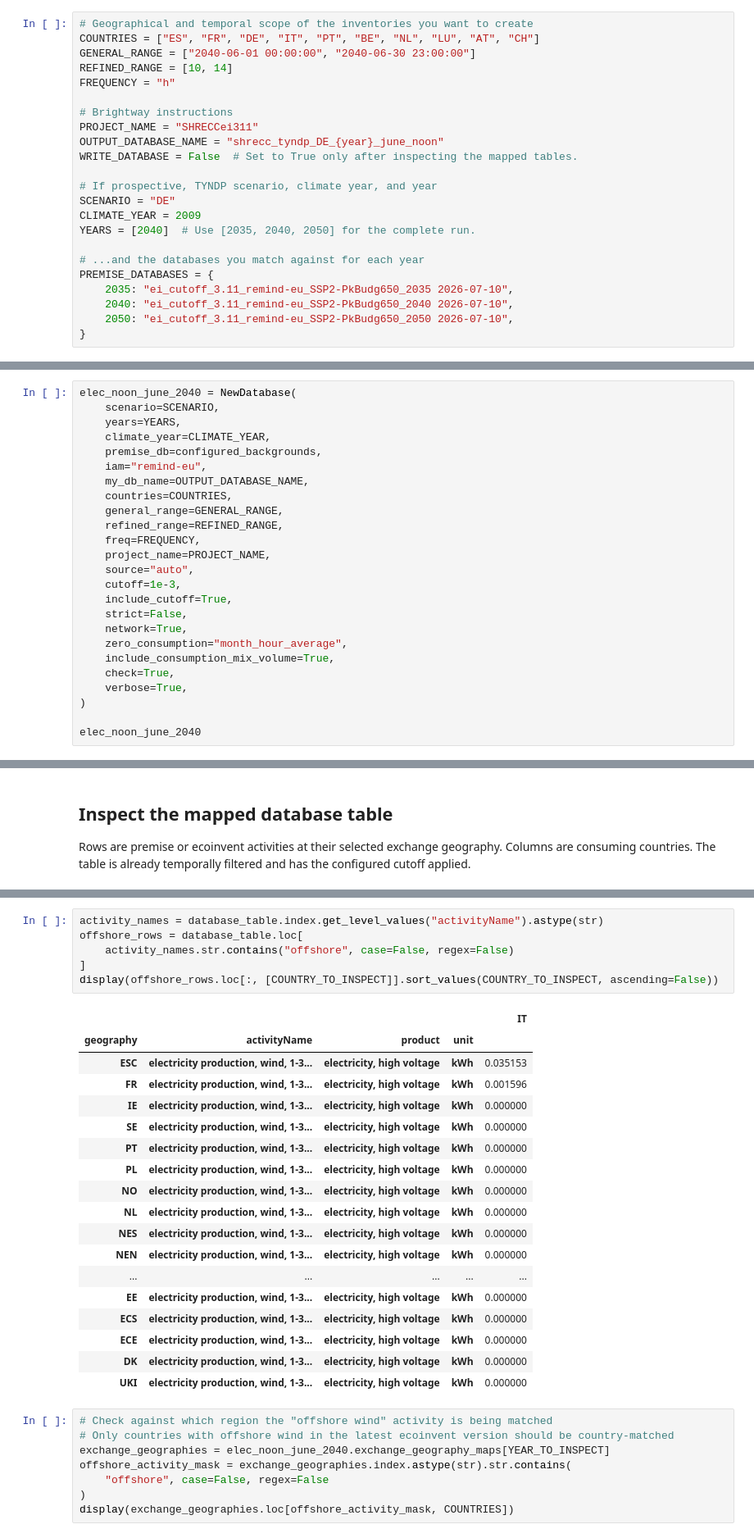
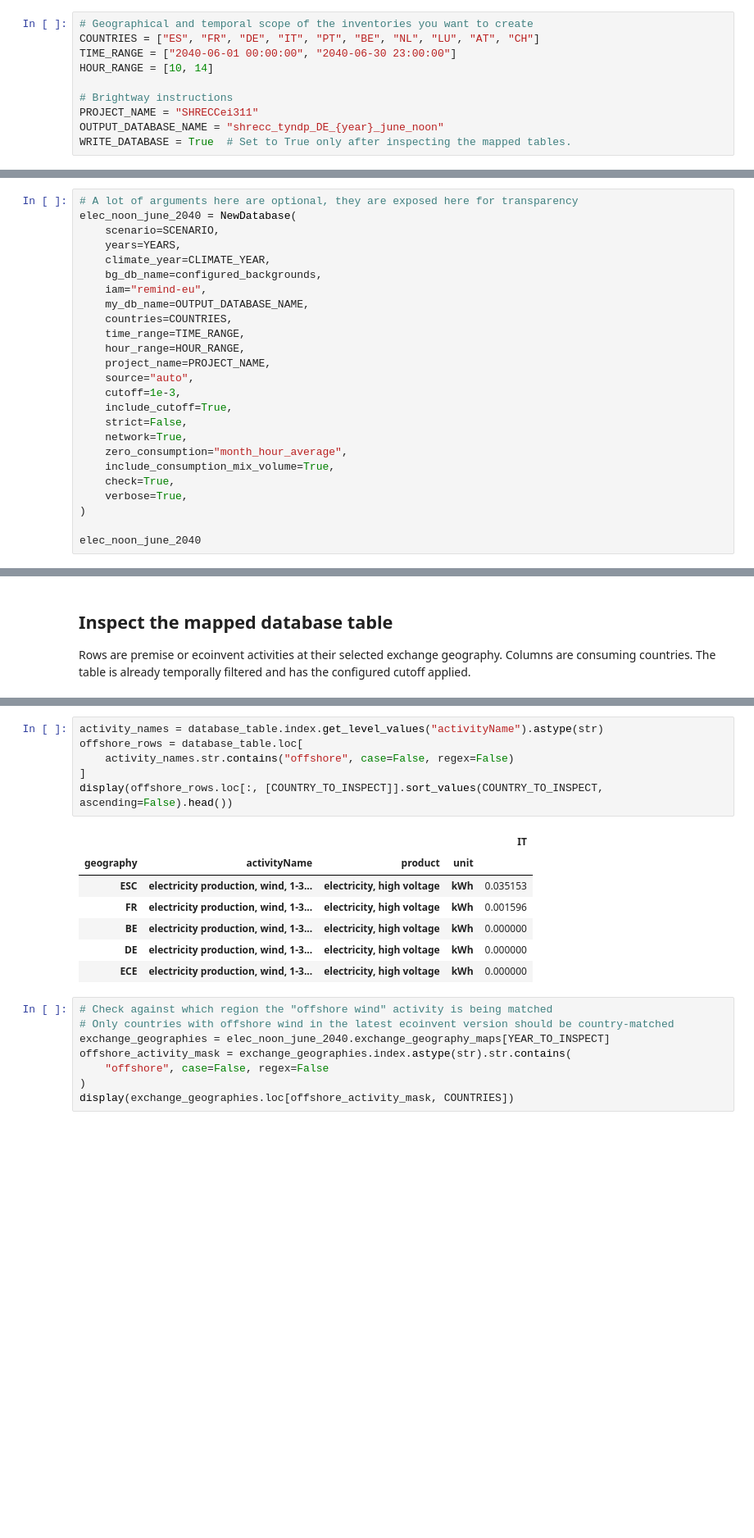
Before and after one commit to LIST-LUXEMBOURG/shrecc, a Jupyter notebook: docs/content/notebooks/2_shrecc_analysis.ipynb, the cells around one changed output, grey strips where cells are left out. Shown at 82% size. Saved outputs shown, nothing was run; the diff lists cells and outputs as text; blank space fills up the shorter version.

```diff
--- a/docs/content/notebooks/shrecc_usage.ipynb
+++ b/docs/content/notebooks/2_shrecc_analysis.ipynb
@@ -19,23 +24,10 @@ The default is a single 2040 run so the workflow can be checked quickly. Set `YE
 # %%
 # Geographical and temporal scope of the inventories you want to create
 COUNTRIES = ["ES", "FR", "DE", "IT", "PT", "BE", "NL", "LU", "AT", "CH"]
-GENERAL_RANGE = ["2040-06-01 00:00:00", "2040-06-30 23:00:00"]
-REFINED_RANGE = [10, 14]
-FREQUENCY = "h"
+TIME_RANGE = ["2040-06-01 00:00:00", "2040-06-30 23:00:00"]
+HOUR_RANGE = [10, 14]
 
 # Brightway instructions
 PROJECT_NAME = "SHRECCei311"
 OUTPUT_DATABASE_NAME = "shrecc_tyndp_DE_{year}_june_noon"
-WRITE_DATABASE = False  # Set to True only after inspecting the mapped tables.
-
-# If prospective, TYNDP scenario, climate year, and year
-SCENARIO = "DE"
-CLIMATE_YEAR = 2009
-YEARS = [2040]  # Use [2035, 2040, 2050] for the complete run.
-
-# ...and the databases you match against for each year
-PREMISE_DATABASES = {
-    2035: "ei_cutoff_3.11_remind-eu_SSP2-PkBudg650_2035 2026-07-10",
-    2040: "ei_cutoff_3.11_remind-eu_SSP2-PkBudg650_2040 2026-07-10",
-    2050: "ei_cutoff_3.11_remind-eu_SSP2-PkBudg650_2050 2026-07-10",
-}
+WRITE_DATABASE = True  # Set to True only after inspecting the mapped tables.
@@ -66,17 +79,17 @@ pd.Series(configured_backgrounds, name="premise database").rename_axis("year").t
 
 `source="auto"` selects TYNDP for these prospective years. `strict=False` permits the location fallback while preserving the mapped source technology.
 # %%
+# A lot of arguments here are optional, they are exposed here for transparency
 elec_noon_june_2040 = NewDatabase(
     scenario=SCENARIO,
     years=YEARS,
     climate_year=CLIMATE_YEAR,
-    premise_db=configured_backgrounds,
+    bg_db_name=configured_backgrounds,
     iam="remind-eu",
     my_db_name=OUTPUT_DATABASE_NAME,
     countries=COUNTRIES,
-    general_range=GENERAL_RANGE,
-    refined_range=REFINED_RANGE,
-    freq=FREQUENCY,
+    time_range=TIME_RANGE,
+    hour_range=HOUR_RANGE,
     project_name=PROJECT_NAME,
     source="auto",
     cutoff=1e-3,
@@ -275,28 +276,17 @@ np.testing.assert_allclose(column_totals, 1, atol=1e-8)
 # %%
 activity_names = database_table.index.get_level_values("activityName").astype(str)
 offshore_rows = database_table.loc[
     activity_names.str.contains("offshore", case=False, regex=False)
 ]
-display(offshore_rows.loc[:, [COUNTRY_TO_INSPECT]].sort_values(COUNTRY_TO_INSPECT, ascending=False))
+display(offshore_rows.loc[:, [COUNTRY_TO_INSPECT]].sort_values(COUNTRY_TO_INSPECT, ascending=False).head())
 # %% [output]
 |  |  |  |  | IT |
 | geography | activityName | product | unit |  |
 | ESC | electricity production, wind, 1-3... | electricity, high voltage | kWh | 0.035153 |
 | FR | electricity production, wind, 1-3... | electricity, high voltage | kWh | 0.001596 |
-| IE | electricity production, wind, 1-3... | electricity, high voltage | kWh | 0.000000 |
-| SE | electricity production, wind, 1-3... | electricity, high voltage | kWh | 0.000000 |
-| PT | electricity production, wind, 1-3... | electricity, high voltage | kWh | 0.000000 |
-| PL | electricity production, wind, 1-3... | electricity, high voltage | kWh | 0.000000 |
-| NO | electricity production, wind, 1-3... | electricity, high voltage | kWh | 0.000000 |
-| NL | electricity production, wind, 1-3... | electricity, high voltage | kWh | 0.000000 |
-| NES | electricity production, wind, 1-3... | electricity, high voltage | kWh | 0.000000 |
-| NEN | electricity production, wind, 1-3... | electricity, high voltage | kWh | 0.000000 |
-| ... | ... | ... | ... | ... |
-| EE | electricity production, wind, 1-3... | electricity, high voltage | kWh | 0.000000 |
-| ECS | electricity production, wind, 1-3... | electricity, high voltage | kWh | 0.000000 |
+| BE | electricity production, wind, 1-3... | electricity, high voltage | kWh | 0.000000 |
+| DE | electricity production, wind, 1-3... | electricity, high voltage | kWh | 0.000000 |
 | ECE | electricity production, wind, 1-3... | electricity, high voltage | kWh | 0.000000 |
-| DK | electricity production, wind, 1-3... | electricity, high voltage | kWh | 0.000000 |
-| UKI | electricity production, wind, 1-3... | electricity, high voltage | kWh | 0.000000 |
 # %%
 # Check against which region the "offshore wind" activity is being matched
 # Only countries with offshore wind in the latest ecoinvent version should be country-matched
```
Also changed, not shown: parts of 17 cells of this notebook, 9 other files.
